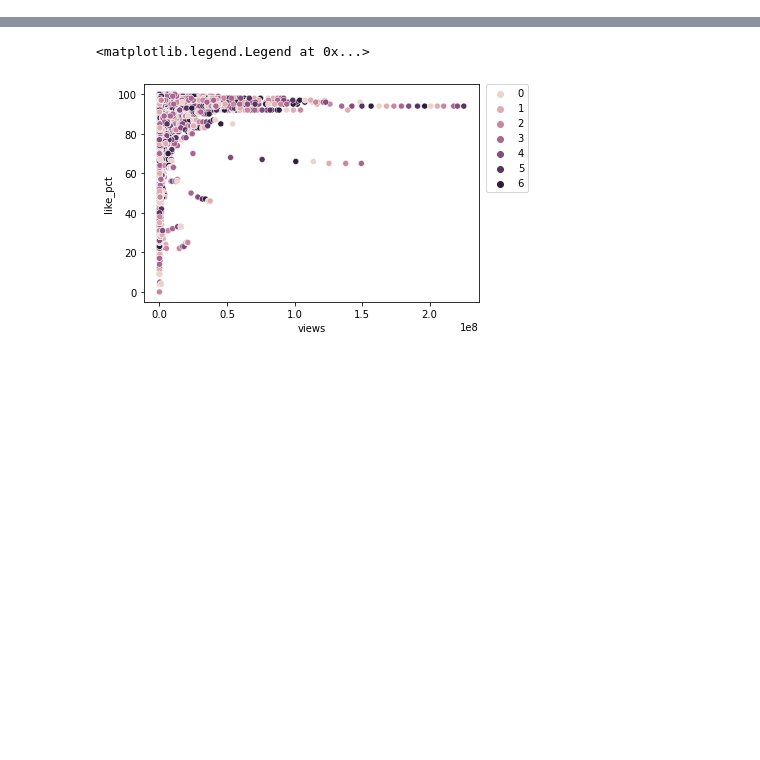
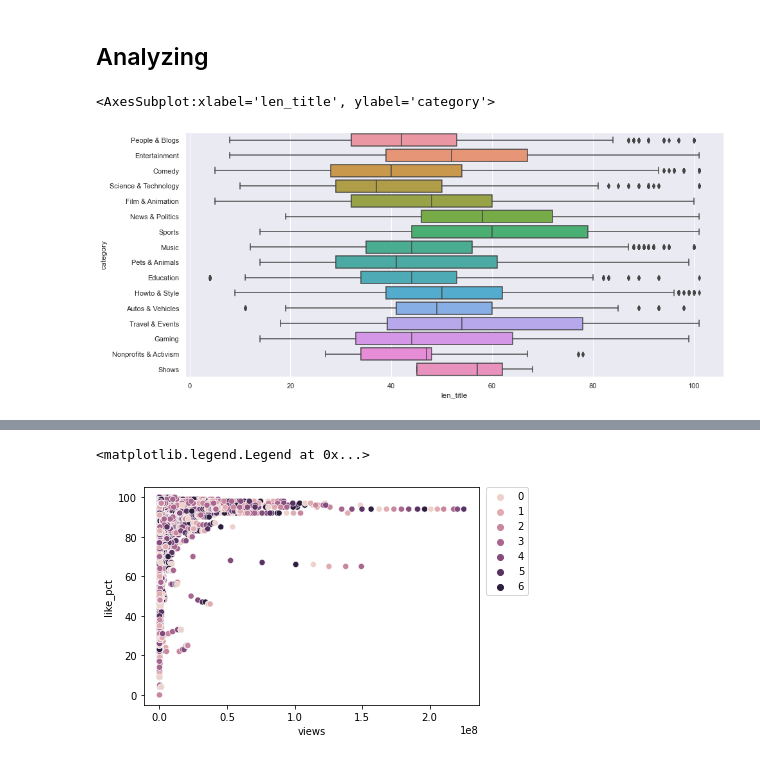
Before and after one commit to danielosetiawan/YouTube-EDA, a Jupyter notebook: youtube ipynb.ipynb, the cells around one changed output, grey strips where cells are left out. Drawn from its saved outputs; the diff is of its cells as text; code cells hidden in the pictures; blank space fills up the shorter version.

```diff
--- a/youtube ipynb.ipynb
+++ b/youtube ipynb.ipynb
@@ -218,0 +154,9 @@ sns.histplot(x='len_title', data=df[df['trending_date'].dt.weekday == 1],
+# %% [markdown]
+## Analyzing
+# %%
+# we can see how the title length differ between categories
+
+sns.boxplot(x = 'len_title', y = 'category', data = df)
+# %% [output]
+<AxesSubplot:xlabel='len_title', ylabel='category'>
+[figure, added]
```
Also changed, not shown: parts of 55 cells of this notebook.
